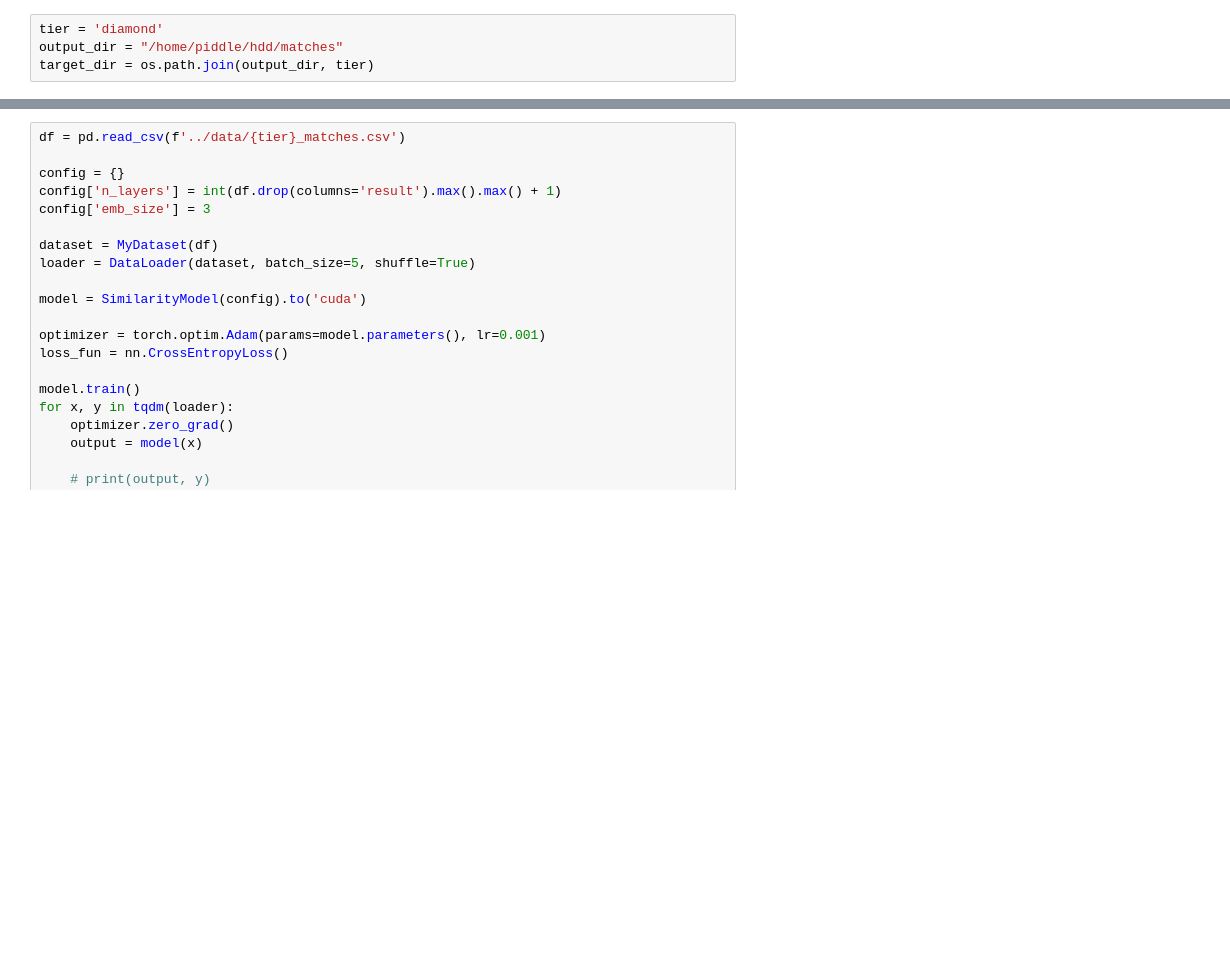
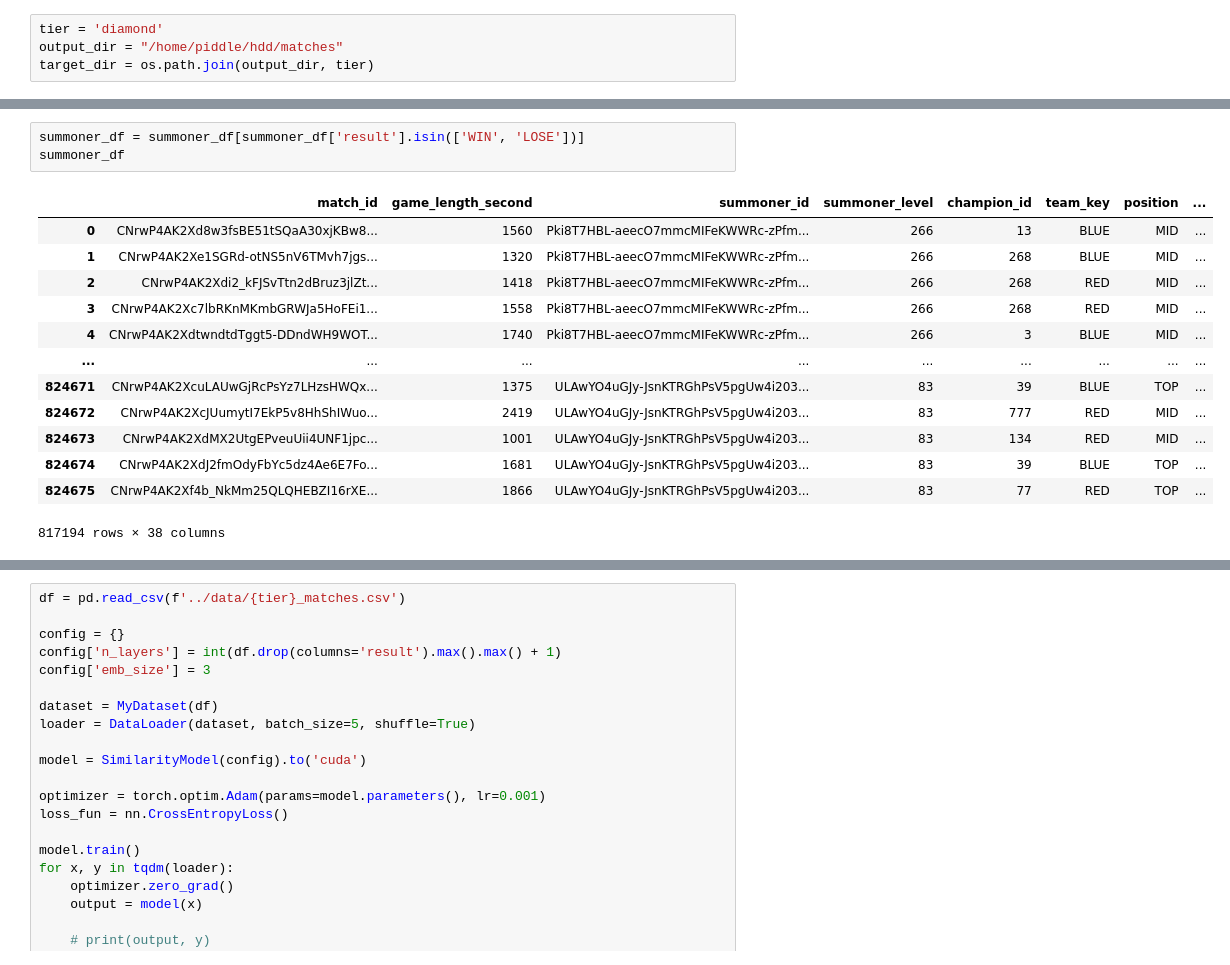
Before and after one commit to boostcampaitech6/level2-3-recsys-finalproject-recsys-05, a Jupyter notebook: latent_factor_by_user.ipynb, the cells around one changed output, grey strips where cells are left out. Drawn from its saved outputs; the diff is of its cells as text; blank space fills up the shorter version.

```diff
--- a/latent_factor_by_user.ipynb
+++ b/latent_factor_by_user.ipynb
@@ -84,0 +192,17 @@ for df in parse_match(file_iter):
+# %%
+summoner_df = summoner_df[summoner_df['result'].isin(['WIN', 'LOSE'])]
+summoner_df
+# %% [output]
+|  | match_id | game_length_second | summoner_id | summoner_level | champion_id | team_key | position | ... |
+| 0 | CNrwP4AK2Xd8w3fsBE51tSQaA30xjKBw8... | 1560 | Pki8T7HBL-aeecO7mmcMIFeKWWRc-zPfm... | 266 | 13 | BLUE | MID | ... |
+| 1 | CNrwP4AK2Xe1SGRd-otNS5nV6TMvh7jgs... | 1320 | Pki8T7HBL-aeecO7mmcMIFeKWWRc-zPfm... | 266 | 268 | BLUE | MID | ... |
+| 2 | CNrwP4AK2Xdi2_kFJSvTtn2dBruz3jlZt... | 1418 | Pki8T7HBL-aeecO7mmcMIFeKWWRc-zPfm... | 266 | 268 | RED | MID | ... |
+| 3 | CNrwP4AK2Xc7lbRKnMKmbGRWJa5HoFEi1... | 1558 | Pki8T7HBL-aeecO7mmcMIFeKWWRc-zPfm... | 266 | 268 | RED | MID | ... |
+| 4 | CNrwP4AK2XdtwndtdTggt5-DDndWH9WOT... | 1740 | Pki8T7HBL-aeecO7mmcMIFeKWWRc-zPfm... | 266 | 3 | BLUE | MID | ... |
+| ... | ... | ... | ... | ... | ... | ... | ... | ... |
+| 824671 | CNrwP4AK2XcuLAUwGjRcPsYz7LHzsHWQx... | 1375 | ULAwYO4uGJy-JsnKTRGhPsV5pgUw4i203... | 83 | 39 | BLUE | TOP | ... |
+| 824672 | CNrwP4AK2XcJUumytI7EkP5v8HhShIWuo... | 2419 | ULAwYO4uGJy-JsnKTRGhPsV5pgUw4i203... | 83 | 777 | RED | MID | ... |
+| 824673 | CNrwP4AK2XdMX2UtgEPveuUii4UNF1jpc... | 1001 | ULAwYO4uGJy-JsnKTRGhPsV5pgUw4i203... | 83 | 134 | RED | MID | ... |
+| 824674 | CNrwP4AK2XdJ2fmOdyFbYc5dz4Ae6E7Fo... | 1681 | ULAwYO4uGJy-JsnKTRGhPsV5pgUw4i203... | 83 | 39 | BLUE | TOP | ... |
+| 824675 | CNrwP4AK2Xf4b_NkMm25QLQHEBZI16rXE... | 1866 | ULAwYO4uGJy-JsnKTRGhPsV5pgUw4i203... | 83 | 77 | RED | TOP | ... |
+817194 rows × 38 columns
```
Also changed, not shown: parts of 35 cells of this notebook.
